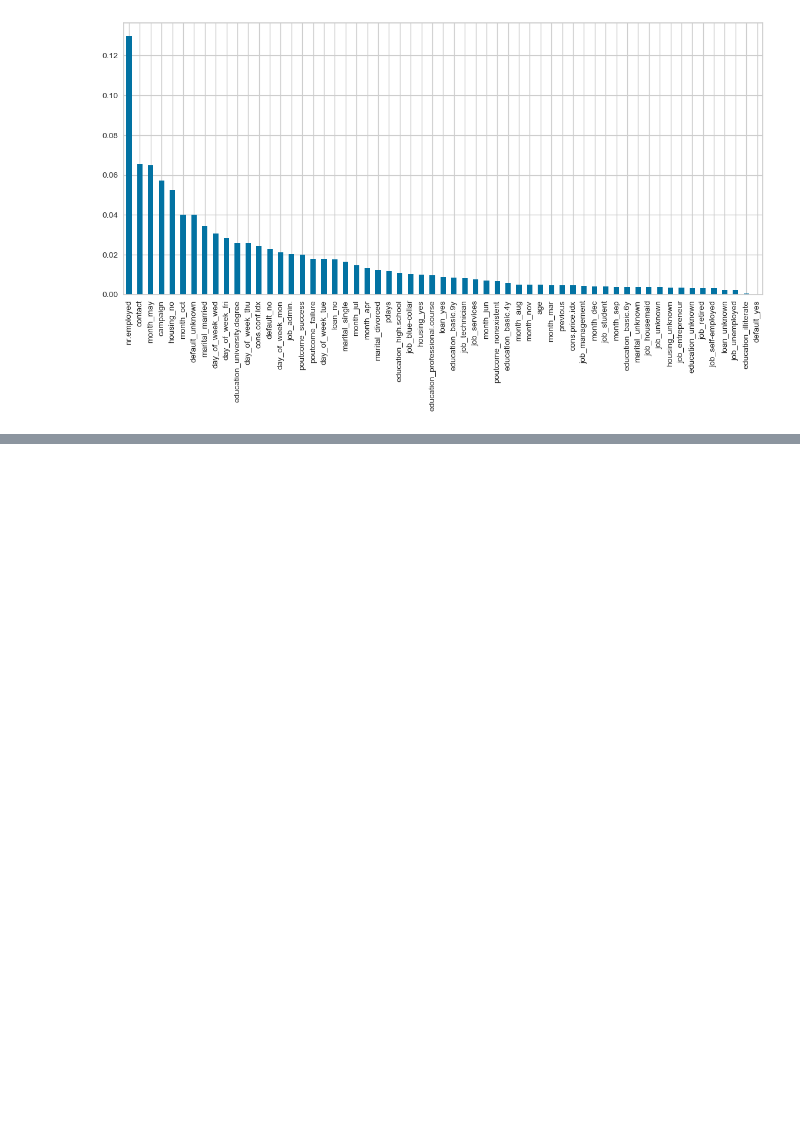
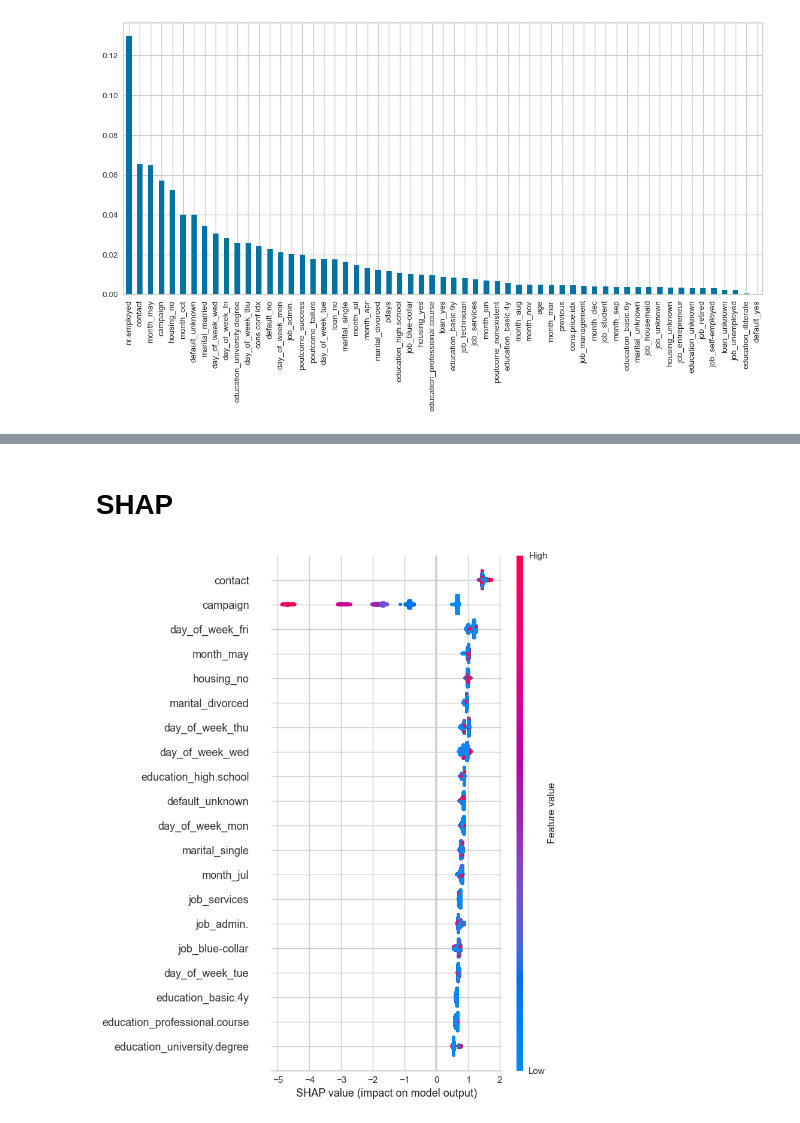
Before and after one commit to McGill-MMA-EnterpriseAnalytics/fourchetteurs, a Jupyter notebook: Classification.ipynb, the cells around one changed output, grey strips where cells are left out. Cells and saved outputs as stored; diff of their text form; code cells hidden in the pictures; blank space fills up the shorter version.

Commit message:
Added SHAP

```diff
--- a/Classification.ipynb
+++ b/Classification.ipynb
@@ -1163,0 +1184,12 @@ pd.Series(clf_xgb.feature_importances_,index = X.columns).sort_values(ascending
+# %% [markdown]
+# SHAP
+# %%
+import shap
+
+explainer = shap.Explainer(clf_xgb)
+shap_values = explainer.shap_values(X)
+
+# Summary plot for 'age'
+shap.summary_plot(shap_values, X, feature_names=X.columns)
+# %% [output]
+[figure, added]
```
Also changed, not shown: parts of 1 cell of this notebook.
